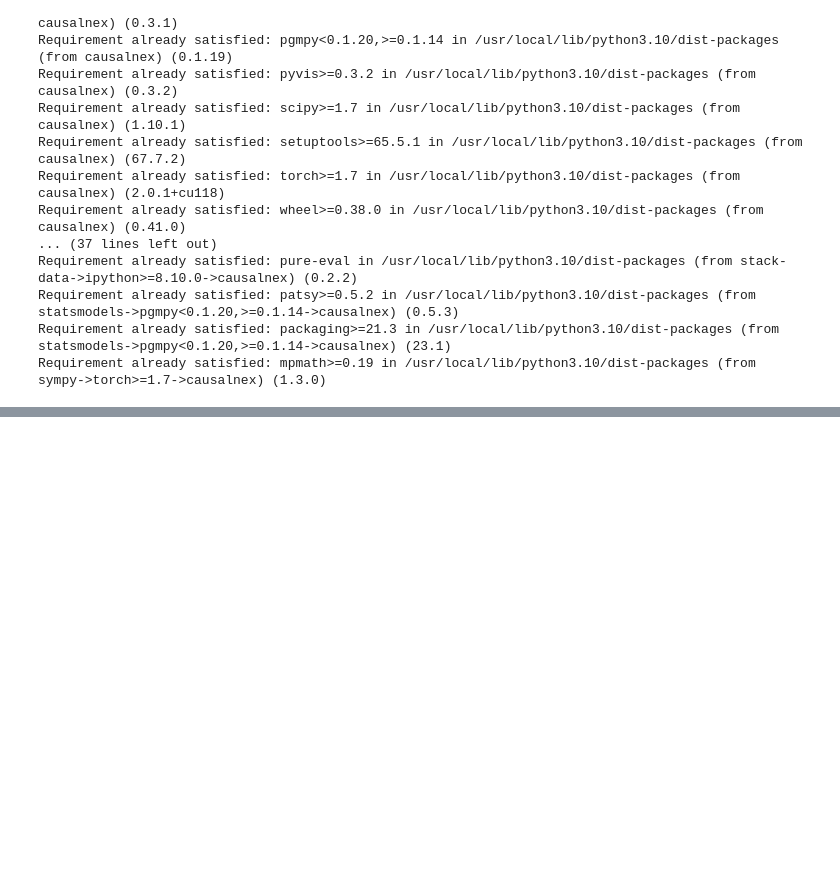
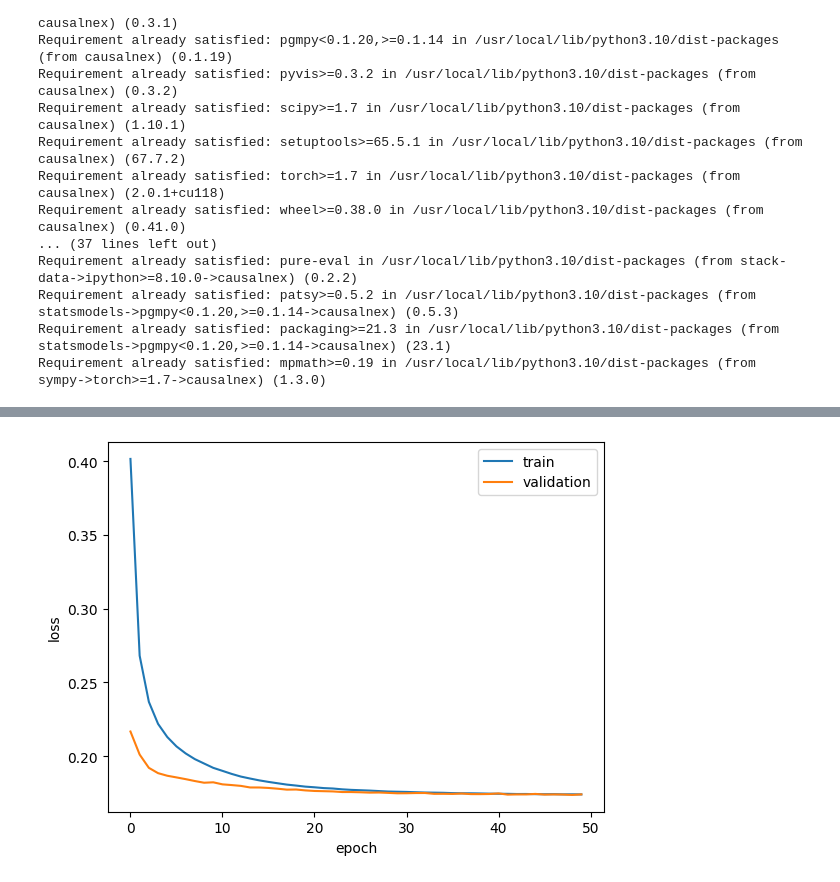
Before and after one commit to gohzhihwee/stuffs, a Jupyter notebook: cc_default_pred.ipynb, the cells around one changed output, grey strips where cells are left out. Drawn from its saved outputs; the diff is of its cells as text; code cells hidden in the pictures; blank space fills up the shorter version.

```diff
--- a/cc_default_pred.ipynb
+++ b/cc_default_pred.ipynb
@@ -295,0 +310,36 @@ HTML(f"{viz_graphic}")
+# %%
+input_shape = X_train.shape[1:]
+n_classes = y_train.shape[2]
+
+model_opt = build_model(
+    input_shape,
+    head_size=256,
+    num_heads=4,
+    ff_dim=4,
+    num_transformer_blocks=8,
+    mlp_units=[128],
+    mlp_dropout=0.4,
+    dropout=0.25,
+)
+
+mse = keras.losses.MeanSquaredError()
+
+model_opt.compile(
+    loss=mse,
+    optimizer=keras.optimizers.Adam(learning_rate=1e-4),
+    metrics=["mean_squared_error"],
+)
+model_opt.summary()
+
+callbacks = [keras.callbacks.EarlyStopping(patience=10, restore_best_weights=True)]
+
+history_opt = model_opt.fit(
+    X_train,
+    y_train,
+    validation_split=0.2,
+    epochs=50,
+    batch_size=64,
+    callbacks=callbacks,
+)
+
+model_opt.evaluate(X_test, y_test, verbose=1)
@@ -295,0 +365,10 @@ HTML(f"{viz_graphic}")
+# %%
+from matplotlib import pyplot as plt
+plt.plot(history_opt.history['loss'])
+plt.plot(history_opt.history['val_loss'])
+plt.ylabel('loss')
+plt.xlabel('epoch')
+plt.legend(['train', 'validation'], loc='upper right')
+plt.show()
+# %% [output]
+[figure, added]
```
Also changed, not shown: parts of 12 cells of this notebook.
